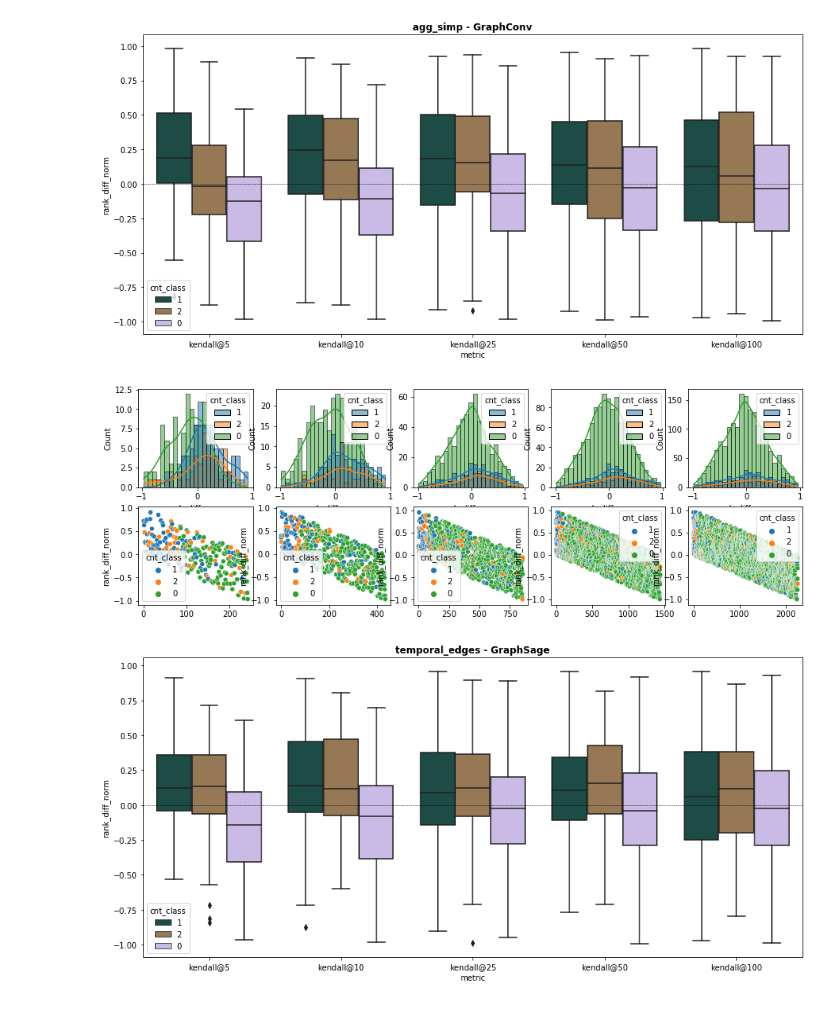
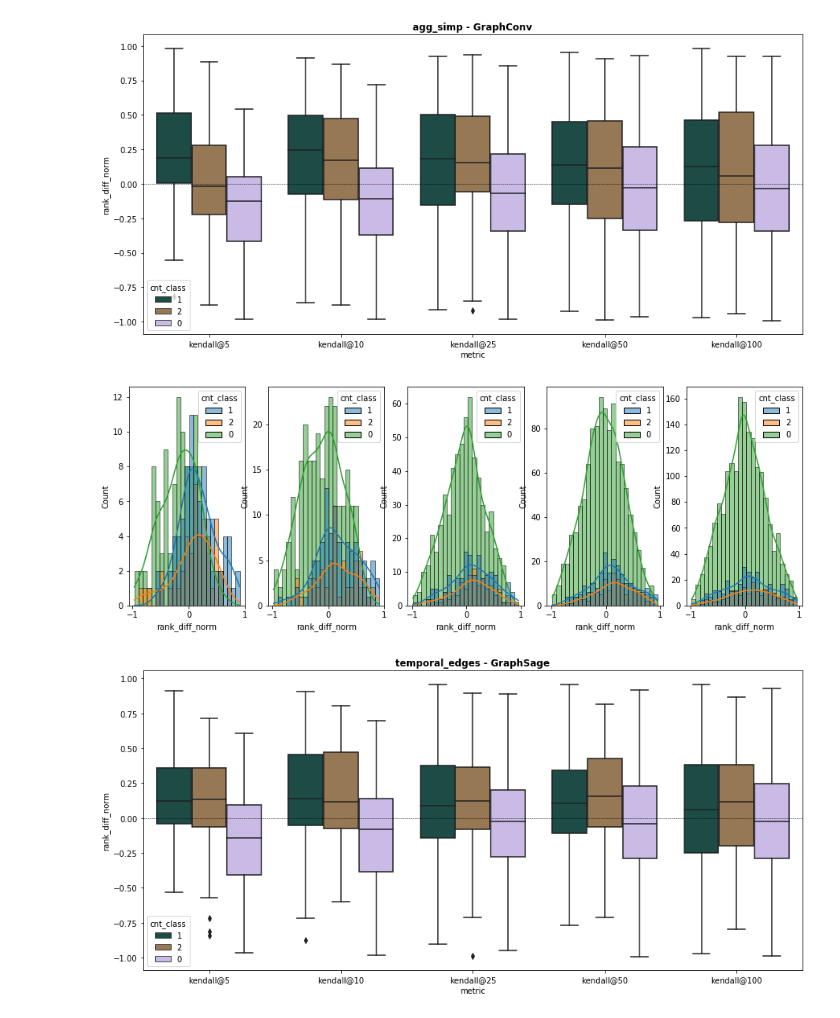
Before and after one commit to simondelarue/dynGNN, a Jupyter notebook: GNN/logs/SF2H/Rank_analysis.ipynb, the cells around one changed output. Cells and saved outputs as stored; diff of their text form; code cells hidden in the pictures.

```diff
--- a/GNN/logs/SF2H/Rank_analysis.ipynb
+++ b/GNN/logs/SF2H/Rank_analysis.ipynb
@@ -104,15 +126,15 @@ metrics_at = ['kendall@5', 'kendall@10', 'kendall@25', 'kendall@50', 'kendall@10
 evol_0, evol_1, evol_2 = [], [], []
 df_tot_graphConv_aggSimp = pd.DataFrame()
 
-fig, axes = plt.subplots(2, len(metrics_at), figsize=(15,5))
+fig, axes = plt.subplots(1, len(metrics_at), figsize=(15,5))
 for model_name, feat_struct in zip(model_names, feat_structs):
     for i, metric in enumerate(metrics_at):
         df = preprocess_data(model_name, feat_struct, metric)
         #sns.scatterplot(data=df, x='cnt_class', y='rank_diff_abs', hue='true_ranks', ax=axes[0, i])
         #sns.scatterplot(data=df, x='rank_diff_abs', y='cnt_class', hue='true_ranks', ax=axes[0, i])
-        sns.histplot(data=df, x='rank_diff_norm', hue='cnt_class', ax=axes[0, i], kde=True, bins=25)
+        sns.histplot(data=df, x='rank_diff_norm', hue='cnt_class', ax=axes[i], kde=True, bins=25)
         #sns.scatterplot(data=df, x='true_ranks', y='pred_ranks', ax=axes[1, i], hue='cnt_class')
-        sns.scatterplot(data=df, x=range(len(df['rank_diff_norm'])), y='rank_diff_norm', hue='cnt_class', ax=axes[1, i])
+        #sns.scatterplot(data=df, x=range(len(df['rank_diff_norm'])), y='rank_diff_norm', hue='cnt_class', ax=axes[1, i])
 
 
         count_classes = df['cnt_class'].value_counts()
@@ -137,29 +159,29 @@ plt.title(f'{feat_structs[0]} - {model_name}', weight='bold');
 # %%
 model_names = ['GraphSage']
 feat_structs = ['temporal_edges']
 metrics_at = ['kendall@5', 'kendall@10', 'kendall@25', 'kendall@50', 'kendall@100']
 
 evol_0, evol_1, evol_2 = [], [], []
 df_tot_graphSage_tempEdges = pd.DataFrame()
 
-fig, axes = plt.subplots(2, len(metrics_at), figsize=(15,5))
+fig, axes = plt.subplots(1, len(metrics_at), figsize=(15,5))
 for model_name, feat_struct in zip(model_names, feat_structs):
     for i, metric in enumerate(metrics_at):
         df = preprocess_data(model_name, feat_struct, metric)
         #sns.scatterplot(data=df, x='cnt_class', y='rank_diff_abs', hue='true_ranks', ax=axes[0, i])
-        sns.histplot(data=df, x='rank_diff_norm', hue='cnt_class', ax=axes[0, i], kde=True, bins=25)
+        sns.histplot(data=df, x='rank_diff_norm', hue='cnt_class', ax=axes[i], kde=True, bins=25)
         #sns.scatterplot(data=df, x='rank_diff_abs', y='cnt_class', hue='true_ranks', ax=axes[0, i])
         #sns.scatterplot(data=df, x='true_ranks', y='pred_ranks', ax=axes[1, i], hue='cnt_class')
-        sns.scatterplot(data=df, x=range(len(df['rank_diff_norm'])), y='rank_diff_norm', hue='cnt_class', ax=axes[1, i])
+        #sns.scatterplot(data=df, x=range(len(df['rank_diff_norm'])), y='rank_diff_norm', hue='cnt_class', ax=axes[1, i])
 
         count_classes = df['cnt_class'].value_counts()
         evol_0.append(count_classes[0])
         evol_1.append(count_classes[1])
         evol_2.append(count_classes[2])
 
         df_tot_graphSage_tempEdges = pd.concat([df_tot_graphSage_tempEdges, df])
 # %% [output]
-[figure, old version]
+[figure, new version]
 # %%
 fig, ax = plt.subplots(1, 1, figsize=(15, 7))
 g = sns.boxplot(
```
Also changed, not shown: parts of 16 cells of this notebook, 6 other files.
